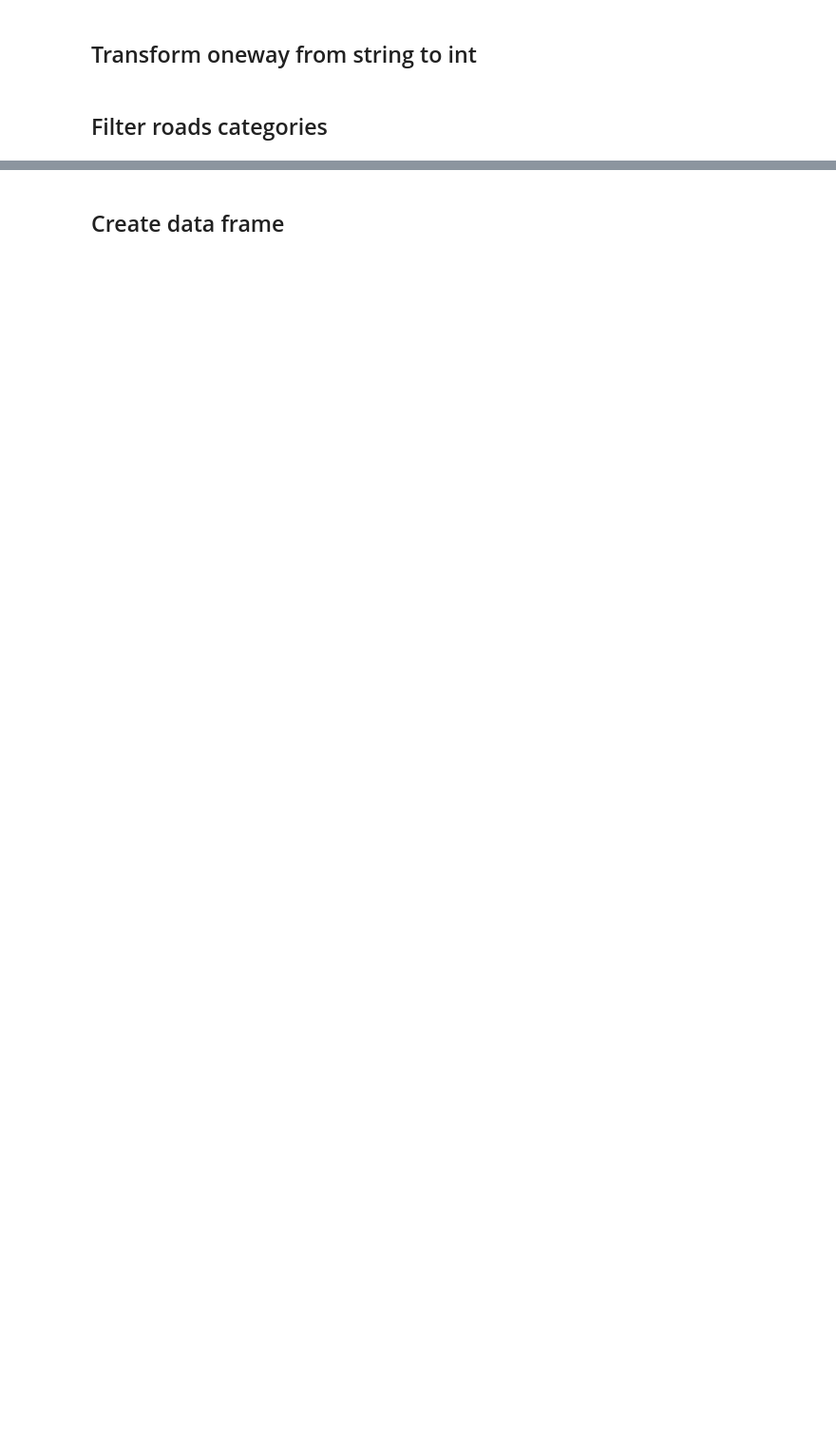
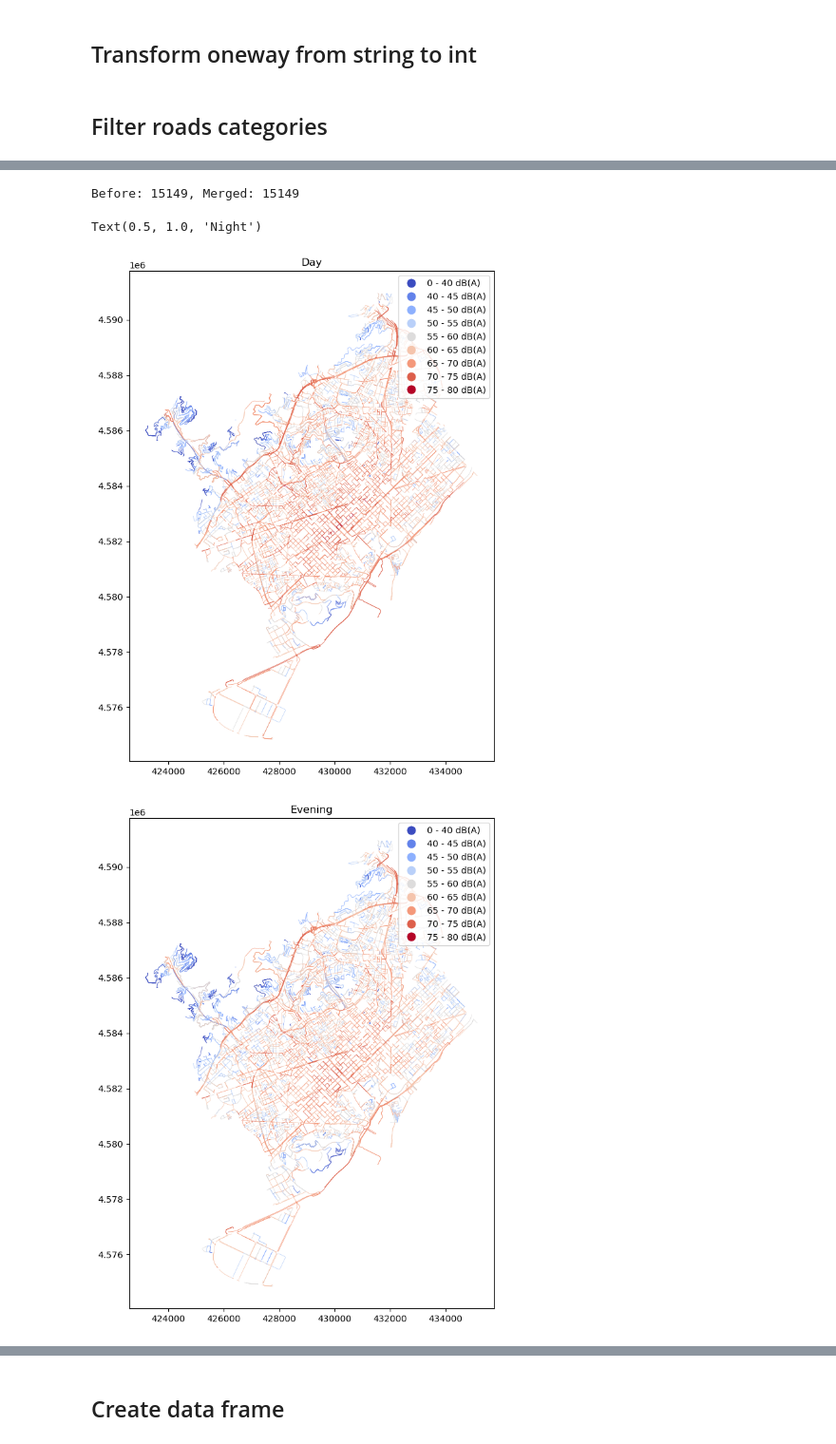
Before and after one commit to AndreaCutroni/ML-Noise-Prediction, a Jupyter notebook: notebooks/osm/OSM_roads.ipynb, the cells around one changed output, grey strips where cells are left out. Shown at 95% size. Cells and saved outputs as stored; diff of their text form; code cells hidden in the pictures; blank space fills up the shorter version.

```diff
--- a/notebooks/osm/OSM_roads.ipynb
+++ b/notebooks/osm/OSM_roads.ipynb
@@ -161,0 +102,54 @@ noise_streets_cat.plot(figsize=(10, 10), column='highway', linewidth=0.5, legend
+# %%
+# Perform the spatial join
+noise_roads = gpd.sjoin_nearest(roads_filtered, noise_streets, how='left', distance_col='distance', max_distance=None)
+
+# Remove duplicate matches by keeping only the closest noise_street for each road
+# The index of roads_filtered is preserved in the result as the left index
+noise_roads = noise_roads.sort_values('distance').loc[~noise_roads.index.duplicated(keep='first')]
+
+print(f"Before: {len(roads_filtered)}, Merged: {len(noise_roads)}")
+# %% [output]
+Before: 15149, Merged: 15149
+# %%
+# Make a copy of the dataset to avoid modifying the original
+gdf = noise_roads.copy()
+
+
+
+# Replace '< 40 dB(A)' with '0 - 40 dB(A)' for sorting correctly
+gdf[['TOTAL_D', 'TOTAL_E', 'TOTAL_N']] = gdf[['TOTAL_D', 'TOTAL_E', 'TOTAL_N']].replace(
+    '< 40 dB(A)', '0 - 40 dB(A)'
+)
+
+
+# Get all unique categories from all three columns combined
+all_categories = sorted(set(
+    list(gdf['TOTAL_D'].unique()) +
+    list(gdf['TOTAL_E'].unique()) +
+    list(gdf['TOTAL_N'].unique())
+))
+
+# Convert all three columns to categorical with the same categories
+gdf['TOTAL_D'] = pd.Categorical(gdf['TOTAL_D'], categories=all_categories, ordered=True)
+gdf['TOTAL_E'] = pd.Categorical(gdf['TOTAL_E'], categories=all_categories, ordered=True)
+gdf['TOTAL_N'] = pd.Categorical(gdf['TOTAL_N'], categories=all_categories, ordered=True)
+
+
+# Plot Day
+fig, ax = plt.subplots(figsize=(10, 10))
+gdf.plot(column='TOTAL_D', cmap='coolwarm', linewidth=0.5, legend=True, ax=ax)
+ax.set_title('Day')
+
+# Plot Evening
+fig, ax = plt.subplots(figsize=(10, 10))
+gdf.plot(column='TOTAL_E', cmap='coolwarm', linewidth=0.5, legend=True, ax=ax)
+ax.set_title('Evening')
+
+# Plot Night
+fig, ax = plt.subplots(figsize=(10, 10))
+gdf.plot(column='TOTAL_N', cmap='coolwarm', linewidth=0.5, legend=True, ax=ax)
+ax.set_title('Night')
+# %% [output]
+Text(0.5, 1.0, 'Night')
+[figure, added]
+[figure, added]
```
Also changed, not shown: parts of 14 cells of this notebook, 14 other files.
